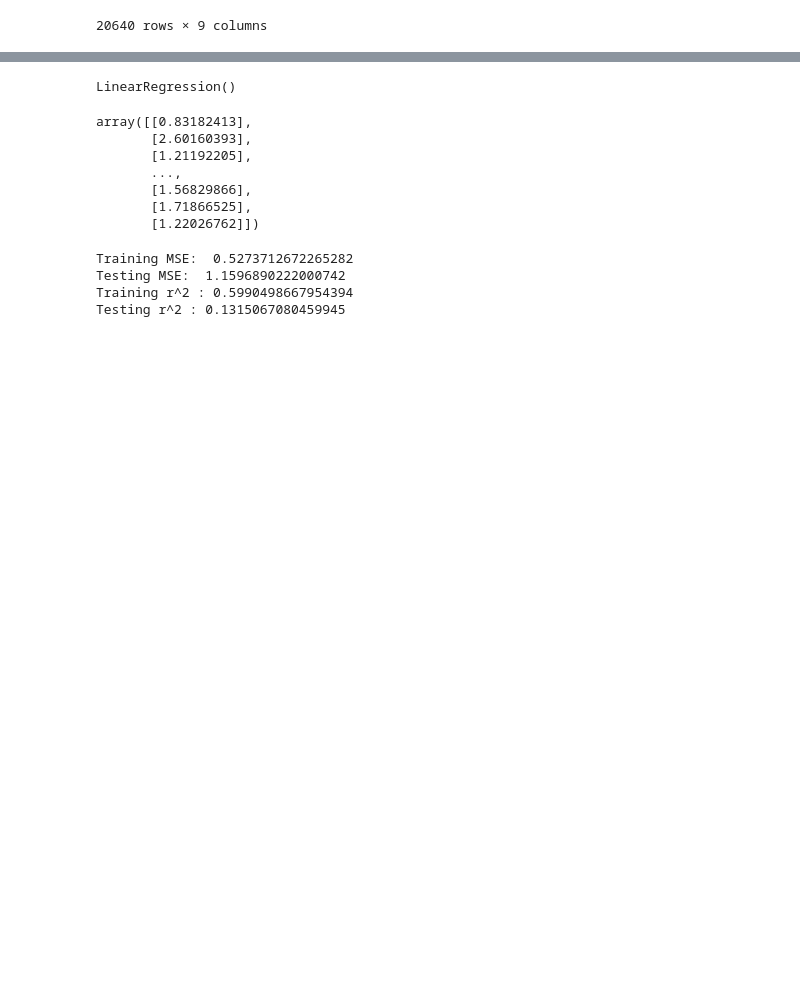
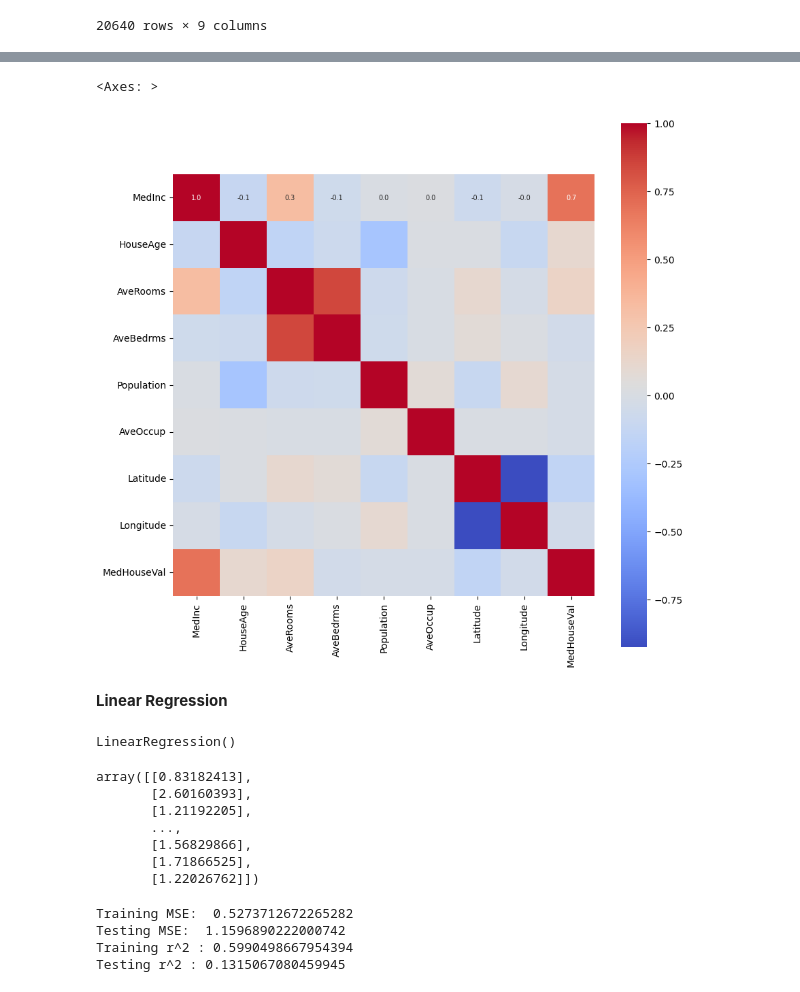
Before and after one commit to mugilan6379/California-House-Price-Prediction, a Jupyter notebook: housePricePrediction.ipynb, the cells around one changed output, grey strips where cells are left out. Saved outputs shown, nothing was run; the diff lists cells and outputs as text; code cells hidden in the pictures; blank space fills up the shorter version.

```diff
--- a/housePricePrediction.ipynb
+++ b/housePricePrediction.ipynb
@@ -75,8 +95,18 @@ california_housing_df
+# %%
+correlation = california_housing_df.corr()
+correlation
+plt.figure(figsize=(10,10))
+sns.heatmap(correlation,fmt='.1f',cmap='coolwarm',annot=True,square=True,cbar=True,annot_kws={'size':7})
+# %% [output]
+<Axes: >
+[figure, added]
 # %%
 X=cal_housing_dataset
 Y=target_df
 # %%
 X_train,X_test,Y_train,Y_test = train_test_split(X,Y,random_state=2,train_size=0.2)
+# %% [markdown]
+**Linear Regression**
 # %%
 from sklearn.linear_model import LinearRegression
 
```
Also changed, not shown: parts of 4 cells of this notebook.
